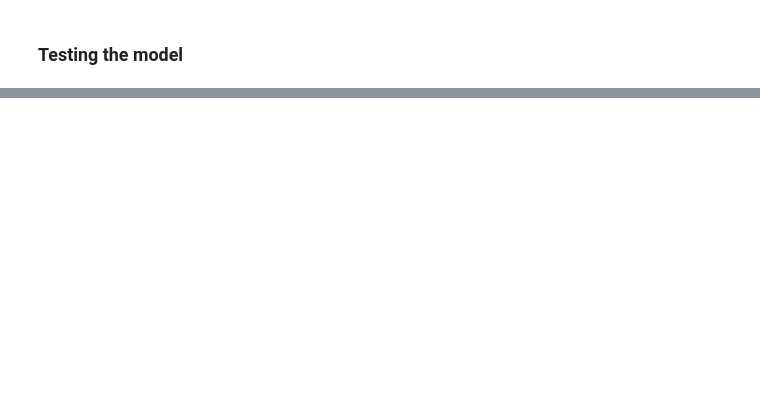
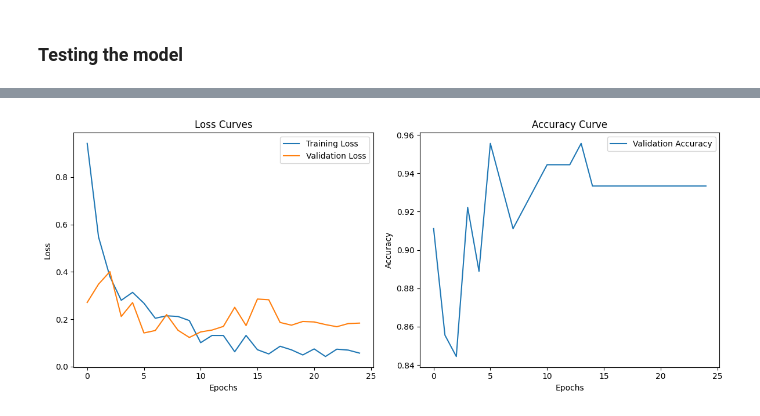
Before and after one commit to tunank/Political-Figure-classification, a Jupyter notebook: model/deep_learning_classification.ipynb, the cells around one changed output, grey strips where cells are left out. Drawn from its saved outputs; the diff is of its cells as text; code cells hidden in the pictures; blank space fills up the shorter version.

```diff
--- a/model/deep_learning_classification.ipynb
+++ b/model/deep_learning_classification.ipynb
@@ -313,0 +254,23 @@ Epoch 20, Train Loss: 0.00029670545215291594, Val Loss: 0.17503919452428818
+# %%
+# Modify the final fully connected layer with dropout for regularization
+
+num_classes = len(train_face_dataset.people)
+model.fc = nn.Sequential(
+    nn.Dropout(0.4),
+    nn.Linear(model.fc.in_features, num_classes)
+)
+# %%
+from torch import optim
+criterion = nn.CrossEntropyLoss()
+optimizer = optim.Adam([
+    {'params': model.fc.parameters(), 'lr': 0.001},        # Highest learning rate for classification layer
+    {'params': model.layer4.parameters(), 'lr': 0.0005},   # Higher learning rate for later features
+    {'params': model.layer3.parameters(), 'lr': 0.0003},   # Medium learning rate for mid-level features
+    {'params': model.layer2.parameters(), 'lr': 0.0001},   # Lower learning rate for earlier features
+    {'params': model.layer1.parameters(), 'lr': 0.00005},  # Very low learning rate for basic features
+    {'params': model.conv1.parameters(), 'lr': 0.00001}    # Minimal learning rate for initial layers
+], weight_decay=1e-4)
+# %%
+from torch.optim.lr_scheduler import ReduceLROnPlateau
+# Learning rate scheduler
+scheduler = ReduceLROnPlateau(optimizer, mode='min', factor=0.2, patience=2, verbose=True)
@@ -352,0 +480,24 @@ Predicted: Justin Trudeau (Confidence: 71.14%)
+# %%
+# Plot training and validation curves
+plt.figure(figsize=(12, 5))
+
+plt.subplot(1, 2, 1)
+plt.plot(train_losses, label='Training Loss')
+plt.plot(val_losses, label='Validation Loss')
+plt.xlabel('Epochs')
+plt.ylabel('Loss')
+plt.legend()
+plt.title('Loss Curves')
+
+plt.subplot(1, 2, 2)
+plt.plot(val_accuracies, label='Validation Accuracy')
+plt.xlabel('Epochs')
+plt.ylabel('Accuracy')
+plt.legend()
+plt.title('Accuracy Curve')
+
+plt.tight_layout()
+plt.savefig('training_curves.png')
+plt.show()
+# %% [output]
+[figure, added]
```
Also changed, not shown: parts of 28 cells of this notebook.
